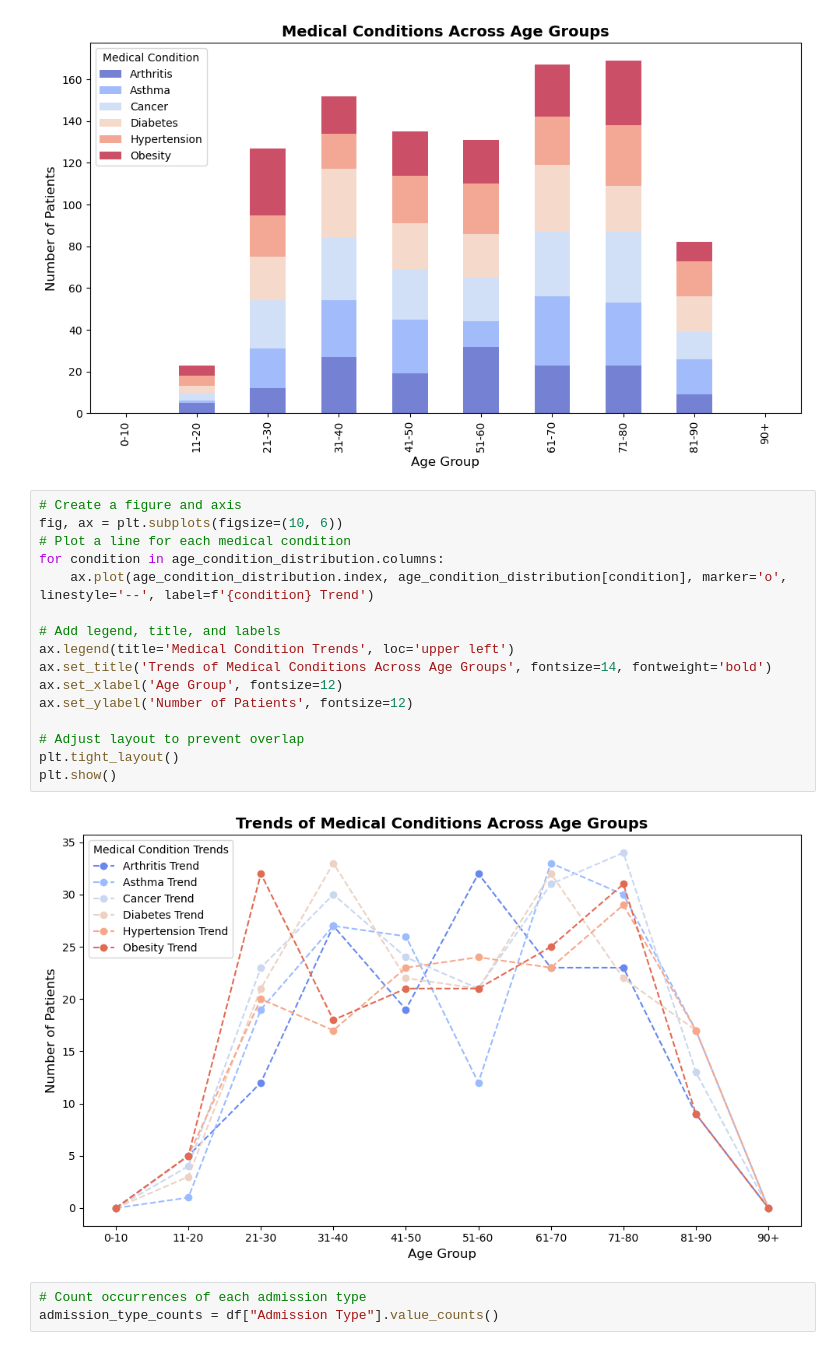
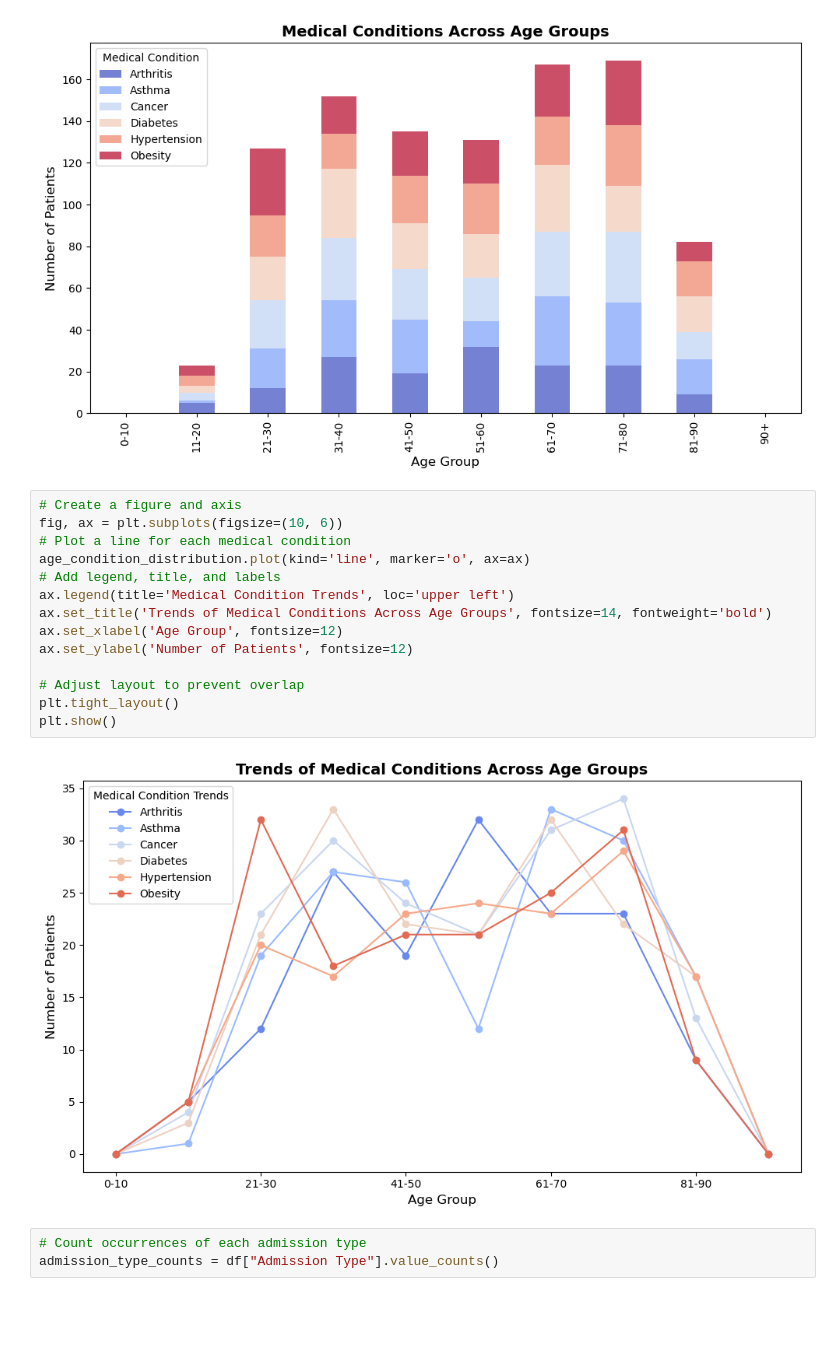
Before and after one commit to kajalkjain/Project-3-Group-2, a Jupyter notebook: Healthcare_cleaning_dataset.ipynb, the cells around one changed output. Drawn from its saved outputs; the diff is of its cells as text; blank space fills up the shorter version.

```diff
--- a/Healthcare_cleaning_dataset.ipynb
+++ b/Healthcare_cleaning_dataset.ipynb
@@ -283,21 +283,19 @@ plt.show()
 # %%
 # Create a figure and axis
 fig, ax = plt.subplots(figsize=(10, 6))
 # Plot a line for each medical condition
-for condition in age_condition_distribution.columns:
-    ax.plot(age_condition_distribution.index, age_condition_distribution[condition], marker='o', linestyle='--', label=f'{condition} Trend')
-
+age_condition_distribution.plot(kind='line', marker='o', ax=ax)
 # Add legend, title, and labels
 ax.legend(title='Medical Condition Trends', loc='upper left')
 ax.set_title('Trends of Medical Conditions Across Age Groups', fontsize=14, fontweight='bold')
 ax.set_xlabel('Age Group', fontsize=12)
 ax.set_ylabel('Number of Patients', fontsize=12)
 
 # Adjust layout to prevent overlap
 plt.tight_layout()
 plt.show()
 # %% [output]
-[figure, old version]
+[figure, new version]
 # %%
 # Count occurrences of each admission type
 admission_type_counts = df["Admission Type"].value_counts()
```
